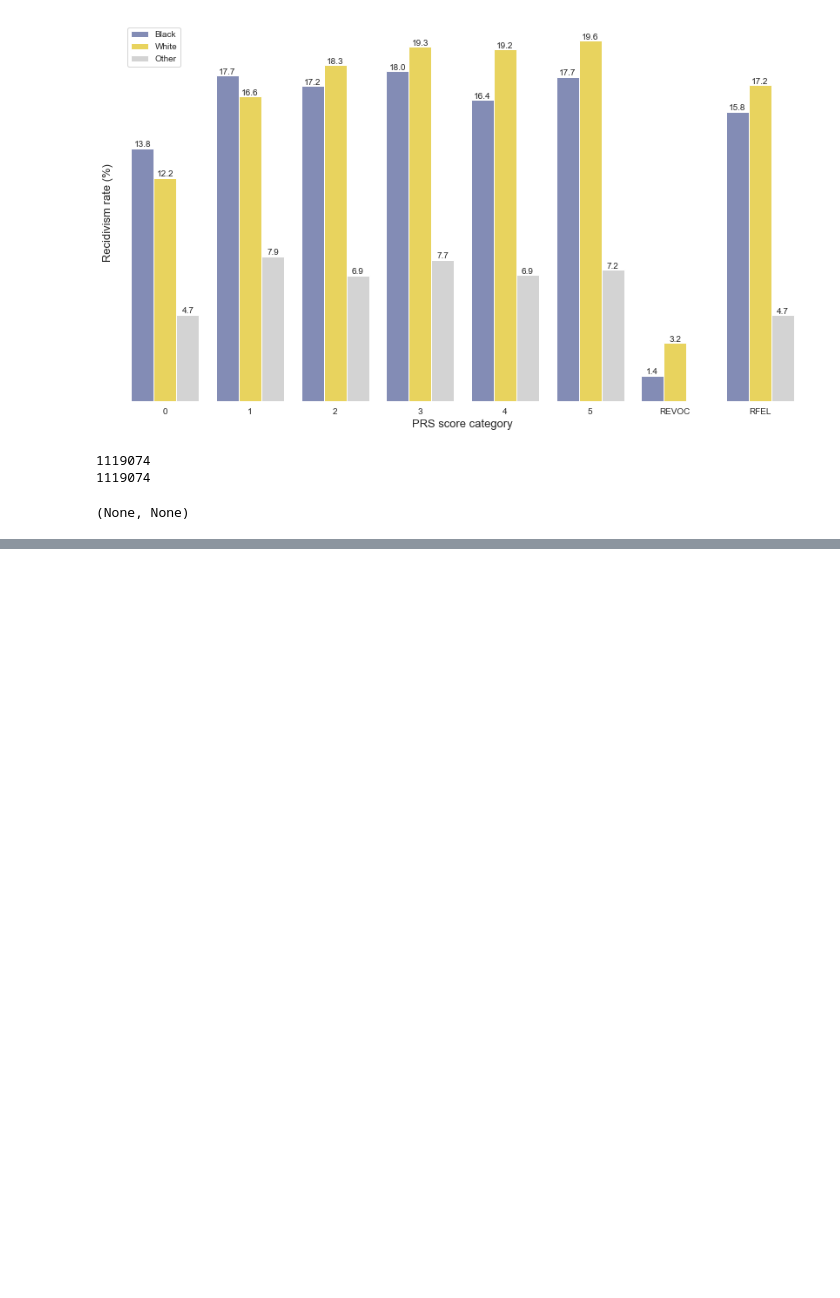
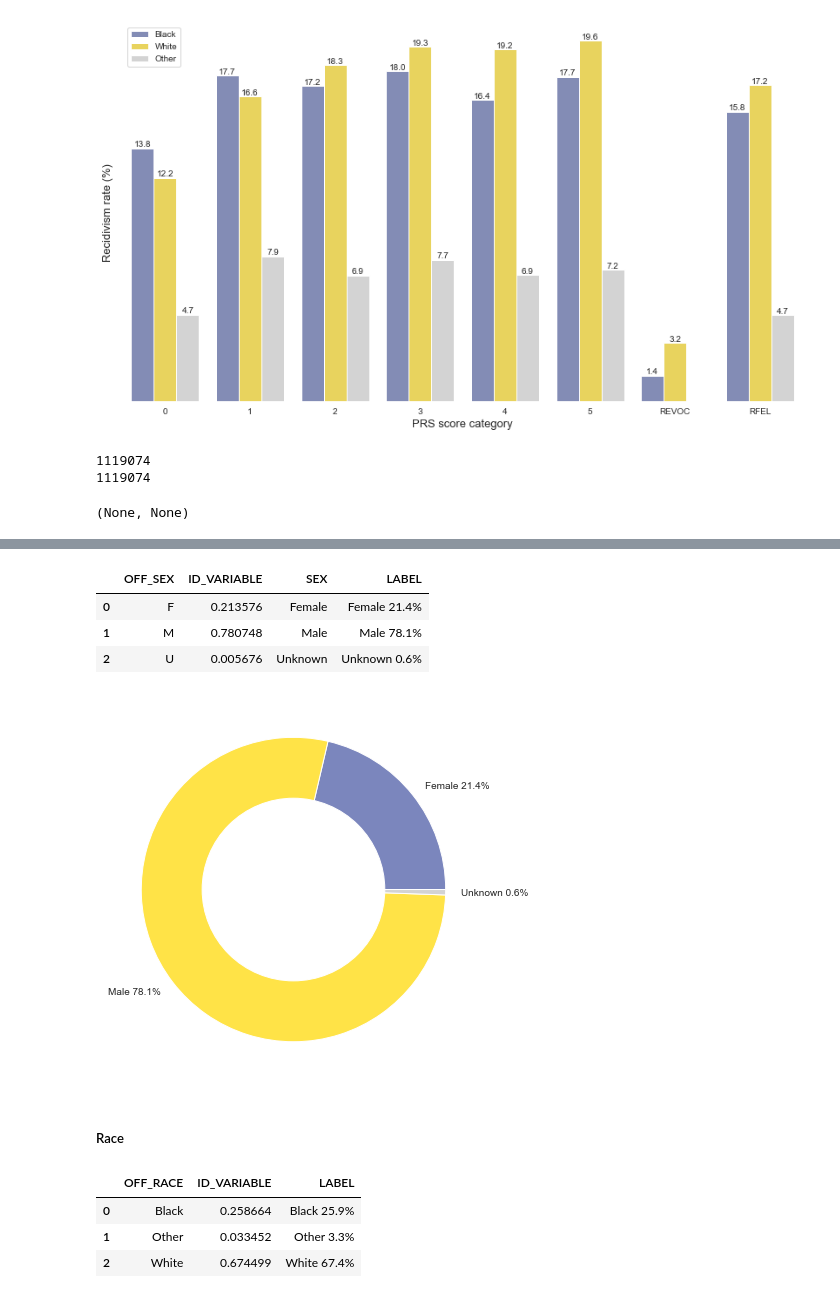
Before and after one commit to aud-z/PA_sentencing, a Jupyter notebook: initial_analyses.ipynb, the cells around one changed output, grey strips where cells are left out. Saved outputs shown, nothing was run; the diff lists cells and outputs as text; code cells hidden in the pictures; blank space fills up the shorter version.

Commit message:
add donut charts

```diff
--- a/initial_analyses.ipynb
+++ b/initial_analyses.ipynb
@@ -542,0 +551,27 @@ print(len(recidivism_df)), print(len(recidivism_copy))
+# %%
+sex_pct = pd.DataFrame(sex_pct)
+# %%
+sex_pct.reset_index(inplace=True)
+# %%
+sex_pct['SEX'] = sex_pct['OFF_SEX'].apply(lambda x: 'Female' if x == 'F' else 'Male' if x == 'M' else 'Unknown')
+# %%
+sex_pct['LABEL'] = sex_pct['SEX'] + ' ' + (sex_pct['ID_VARIABLE'] * 100).round(1).astype('str') + '%'
+# %%
+sex_pct
+# %% [output]
+|  | OFF_SEX | ID_VARIABLE | SEX | LABEL |
+| 0 | F | 0.213576 | Female | Female 21.4% |
+| 1 | M | 0.780748 | Male | Male 78.1% |
+| 2 | U | 0.005676 | Unknown | Unknown 0.6% |
+# %%
+fig, ax = plt.subplots(figsize=(7, 7))
+plt.pie(sex_pct['ID_VARIABLE'], labels = sex_pct['LABEL'].values,
+    colors=race_palette) #, autopct = '%1.1f%%', pctdistance=0.8)#, explode = (0.05, 0.05, 0.05))
+centre_circle = plt.Circle((0, 0), 0.60, fc='white')
+fig = plt.gcf()
+fig.gca().add_artist(centre_circle)
+plt.show()
+# %% [output]
+[figure, added]
+# %% [markdown]
+##### Race
@@ -542,0 +583,7 @@ print(len(recidivism_df)), print(len(recidivism_copy))
+# %%
+race_pct
+# %% [output]
+|  | OFF_RACE | ID_VARIABLE | LABEL |
+| 0 | Black | 0.258664 | Black 25.9% |
+| 1 | Other | 0.033452 | Other 3.3% |
+| 2 | White | 0.674499 | White 67.4% |
```
Also changed, not shown: parts of 8 cells of this notebook.
